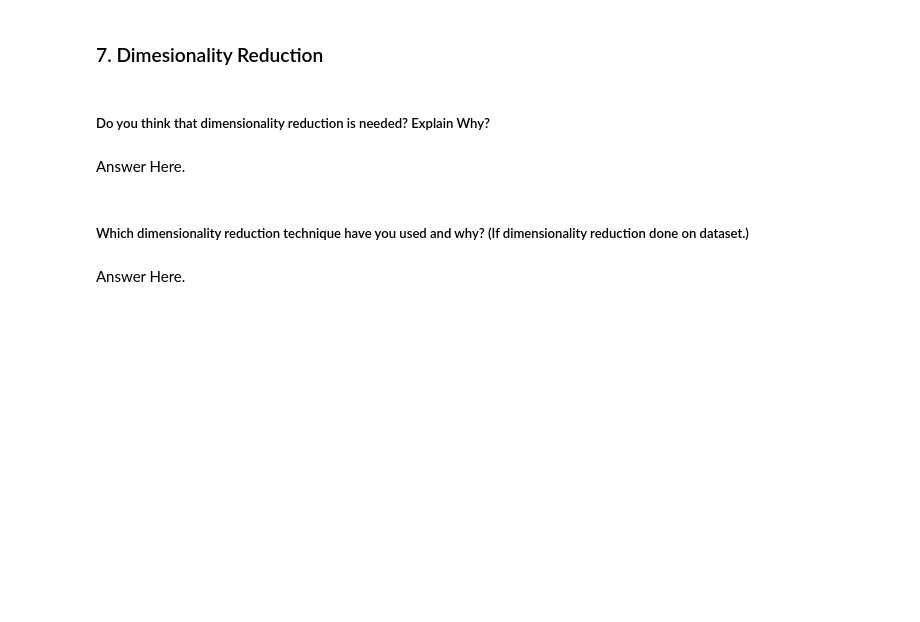
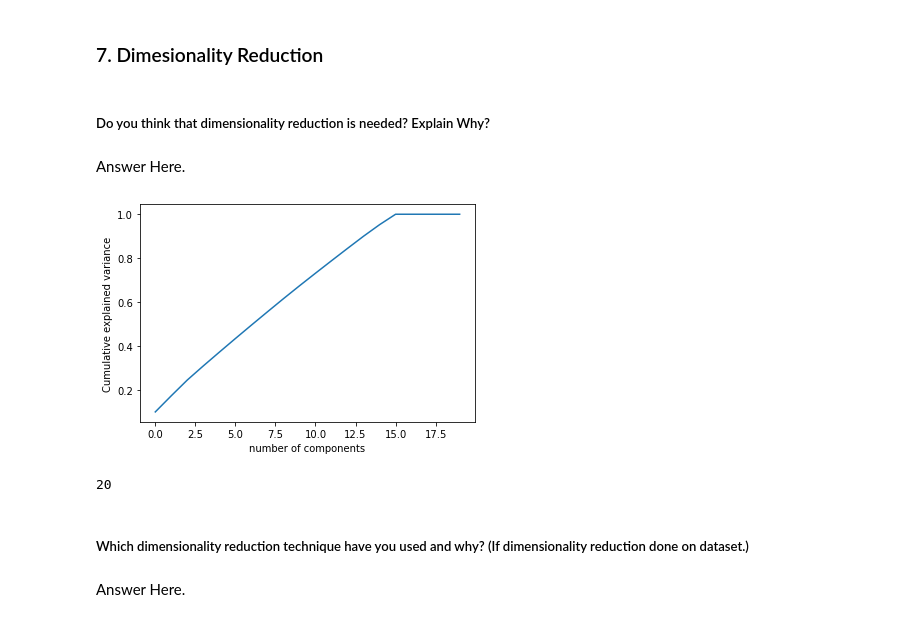
Before and after one commit to PrashantShrivastava1612/NYC-Taxi-Trip-Time-Prediction, a Jupyter notebook: NYC_Taxi_Trip_Time_Prediction.ipynb, the cells around one changed output. Drawn from its saved outputs; the diff is of its cells as text; code cells hidden in the pictures; blank space fills up the shorter version.

```diff
--- a/NYC_Taxi_Trip_Time_Prediction.ipynb
+++ b/NYC_Taxi_Trip_Time_Prediction.ipynb
@@ -1001,3 +955,5 @@ plt.show()
+# %%
+df = pd.get_dummies(df, columns=['weekday_name','month','vendor_id','timeframe'],prefix=[ None, 'month', 'vendor', None])
 # %%
 df.columns
 # %% [output]
@@ -1012,0 +967,4 @@ dependent_variable = 'trip_duration'
+# %%
+independent_variables = [i for i in df.columns if i not in ['id', 'trip_duration', 'pickup_hour','passenger_count']]
+print(independent_variables)
+dependent_variable = 'trip_duration'
@@ -1022,5 +982,6 @@ X_train, X_test, y_train, y_test = train_test_split(X, y, test_size = 0.2, rando
 # %%
-# Transforming data
-scaler = MinMaxScaler()
+# Scaling data
+from sklearn.preprocessing import StandardScaler
+scaler = StandardScaler()
 X_train = scaler.fit_transform(X_train)
 X_test = scaler.transform(X_test)
@@ -1199,3 +1285,17 @@ Answer Here.
+# %%
+# DImensionality Reduction (If needed)
+from sklearn.decomposition import PCA
+pca = PCA().fit(X_train)
+plt.plot(np.cumsum(pca.explained_variance_ratio_))
+plt.xlabel("number of components")
+plt.ylabel("Cumulative explained variance")
+plt.show()
+# %% [output]
+[figure, added]
+# %%
+len(independent_variables)
+# %% [output]
+20
 # %% [markdown]
 ##### Which dimensionality reduction technique have you used and why? (If dimensionality reduction done on dataset.)
 # %% [markdown]
```
Also changed, not shown: parts of 72 cells of this notebook.
